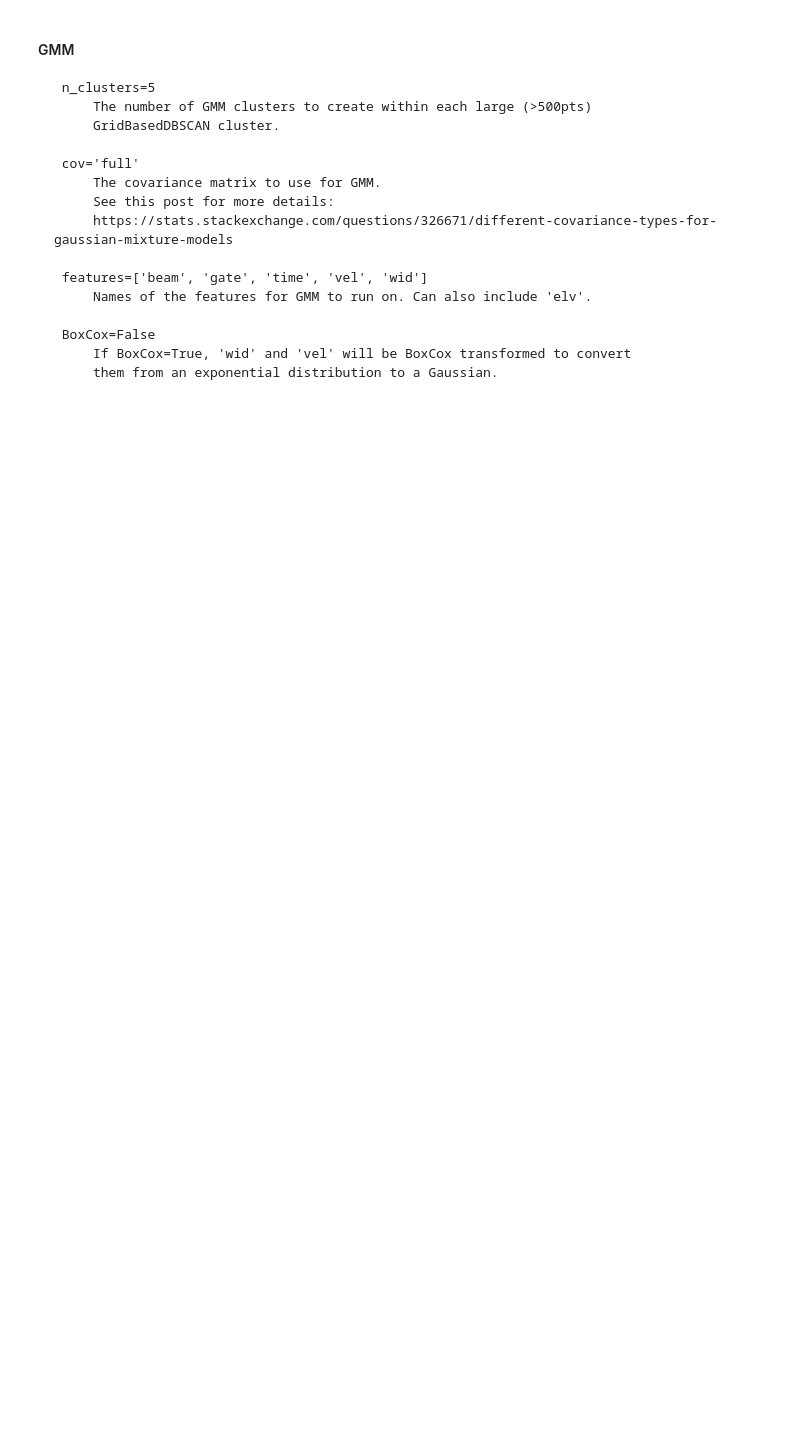
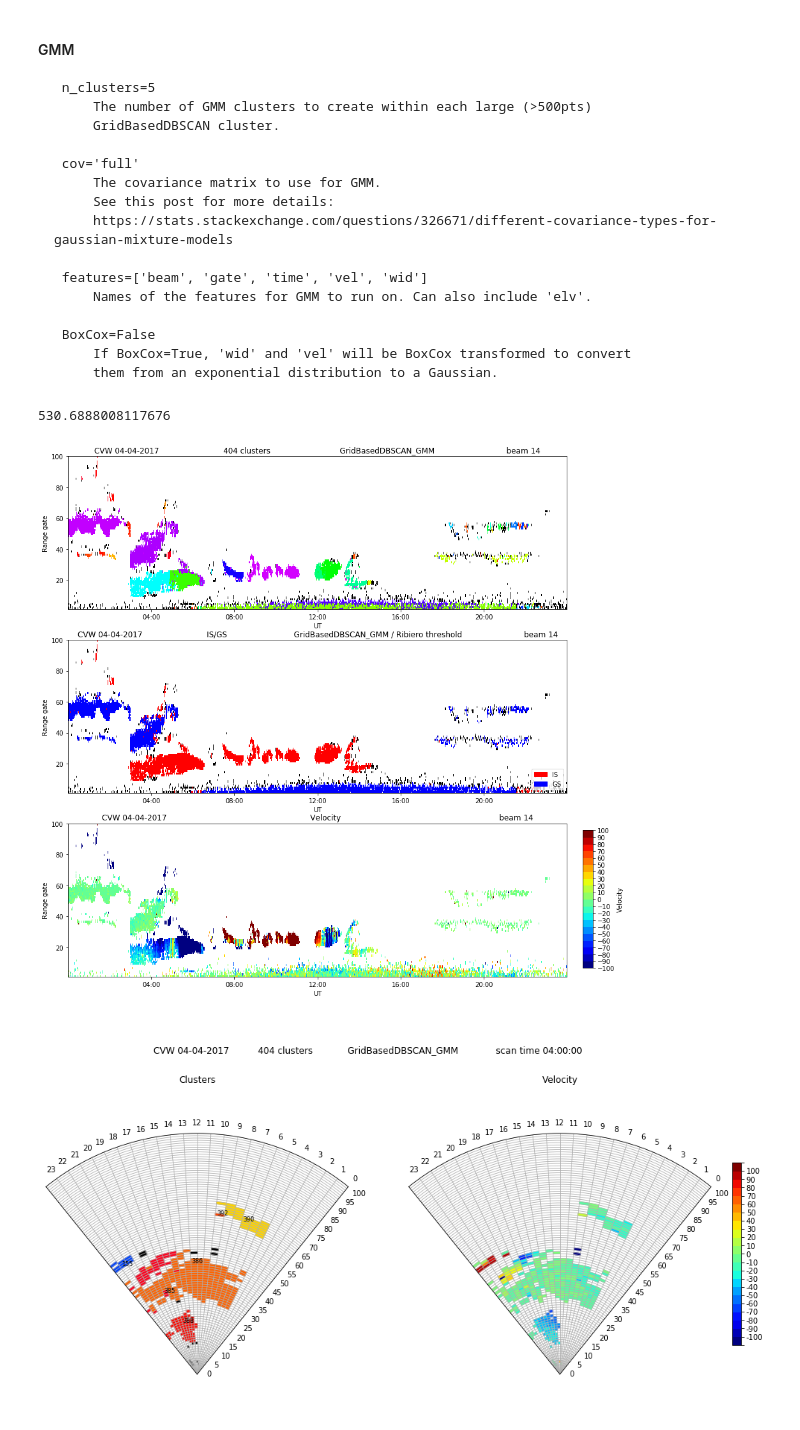
Before and after one commit to vtsuperdarn/clustering_superdarn_data, a Jupyter notebook: plotters/grid_based_dbscan_gmm.ipynb, the cells around one changed output. Drawn from its saved outputs; the diff is of its cells as text; code cells hidden in the pictures; blank space fills up the shorter version.

```diff
--- a/plotters/grid_based_dbscan_gmm.ipynb
+++ b/plotters/grid_based_dbscan_gmm.ipynb
@@ -63,15 +63,20 @@ be modified using the class constructor.
          them from an exponential distribution to a Gaussian.
 # %%
 from algorithms.grid_based_dbscan_gmm import GridBasedDBSCAN_GMM
+import datetime
 
-start_time =  datetime.datetime(2017, 4, 4)
-end_time =  datetime.datetime(2017, 4, 5)
-gbdb_gmm = GBDBSCAN_GMM(start_time, end_time, 'cvw', useSavedResult=False)
-gbdb_gmm.save_result()
+start_time = datetime.datetime(2017, 4, 4)
+end_time = datetime.datetime(2017, 4, 5)
+gbdb_gmm = GridBasedDBSCAN_GMM(start_time, end_time, 'cvw', load_model=False, save_model=True)
 print(gbdb_gmm.runtime)
+# %% [output]
+530.6888008117676
 # %%
 # Make RTI plots to compare AJ's threshold with traditional threshold
-gbdb_gmm.plot_rti(14, 'Ribiero', save=True)
+gbdb_gmm.plot_rti(14, 'Ribiero', save_fig=True, vel_max=100, vel_step=10)
 fanplot_start =  datetime.datetime(2017, 4, 4, 4, 0, 0)
 fanplot_end =  datetime.datetime(2017, 4, 4, 4, 0, 0)
-gbdb_gmm.plot_fanplots(fanplot_start, fanplot_end, save=True)
+gbdb_gmm.plot_fanplots(fanplot_start, fanplot_end, save_fig=True, vel_max=100, vel_step=10)
+# %% [output]
+[figure, added]
+[figure, added]
```
Also changed, not shown: 20 other files.
